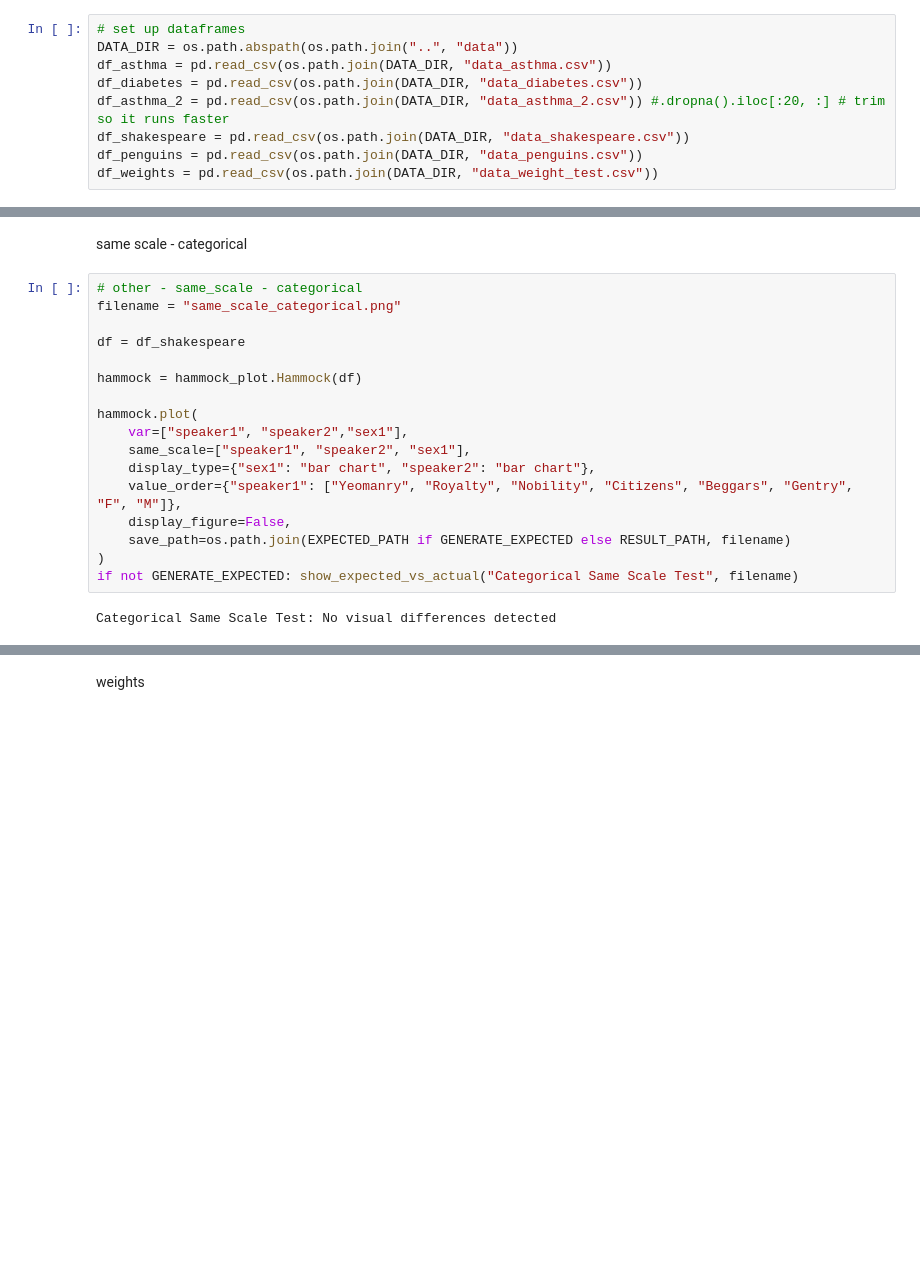
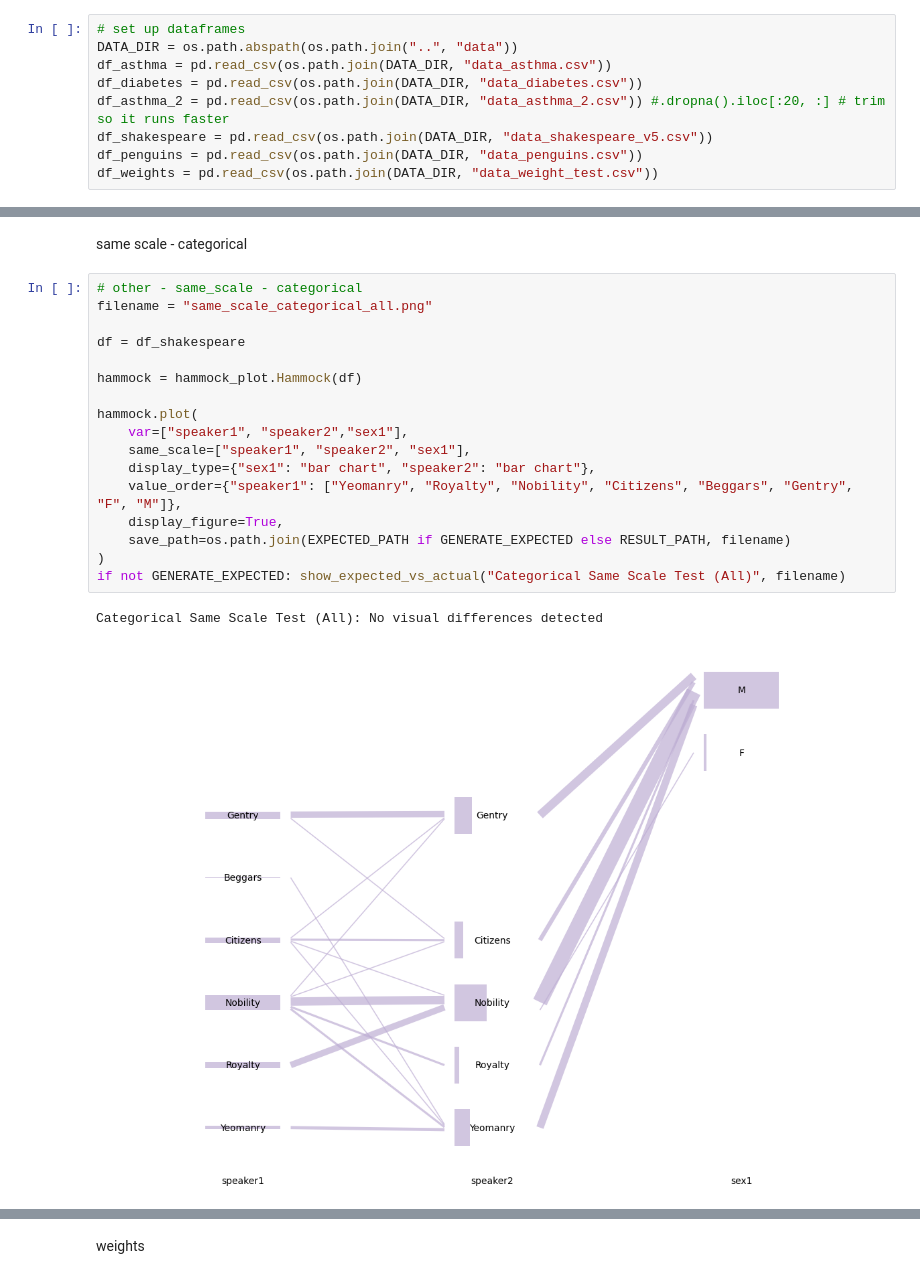
Before and after one commit to TianchengY/hammock_plot, a Jupyter notebook: test_suite/test_suite.ipynb, the cells around one changed output, grey strips where cells are left out. Saved outputs shown, nothing was run; the diff lists cells and outputs as text; blank space fills up the shorter version.

Commit message:
work on fixing same scale

```diff
--- a/test_suite/test_suite.ipynb
+++ b/test_suite/test_suite.ipynb
@@ -36,7 +36,7 @@ DATA_DIR = os.path.abspath(os.path.join("..", "data"))
 df_asthma = pd.read_csv(os.path.join(DATA_DIR, "data_asthma.csv"))
 df_diabetes = pd.read_csv(os.path.join(DATA_DIR, "data_diabetes.csv"))
 df_asthma_2 = pd.read_csv(os.path.join(DATA_DIR, "data_asthma_2.csv")) #.dropna().iloc[:20, :] # trim so it runs faster
-df_shakespeare = pd.read_csv(os.path.join(DATA_DIR, "data_shakespeare.csv"))
+df_shakespeare = pd.read_csv(os.path.join(DATA_DIR, "data_shakespeare_v5.csv"))
 df_penguins = pd.read_csv(os.path.join(DATA_DIR, "data_penguins.csv"))
 df_weights = pd.read_csv(os.path.join(DATA_DIR, "data_weight_test.csv"))
 # %% [markdown]
@@ -879,20 +879,21 @@ Display Label Test: No visual differences detected
 same scale - categorical
 # %%
 # other - same_scale - categorical
-filename = "same_scale_categorical.png"
+filename = "same_scale_categorical_all.png"
 
 df = df_shakespeare
 
 hammock = hammock_plot.Hammock(df)
 
 hammock.plot(
     var=["speaker1", "speaker2","sex1"],
     same_scale=["speaker1", "speaker2", "sex1"],
     display_type={"sex1": "bar chart", "speaker2": "bar chart"},
     value_order={"speaker1": ["Yeomanry", "Royalty", "Nobility", "Citizens", "Beggars", "Gentry", "F", "M"]},
-    display_figure=False,
+    display_figure=True,
     save_path=os.path.join(EXPECTED_PATH if GENERATE_EXPECTED else RESULT_PATH, filename)
 )
-if not GENERATE_EXPECTED: show_expected_vs_actual("Categorical Same Scale Test", filename)
+if not GENERATE_EXPECTED: show_expected_vs_actual("Categorical Same Scale Test (All)", filename)
 # %% [output]
-Categorical Same Scale Test: No visual differences detected
+Categorical Same Scale Test (All): No visual differences detected
+[figure, added]
```
Also changed, not shown: parts of 6 cells of this notebook, 9 other files.
